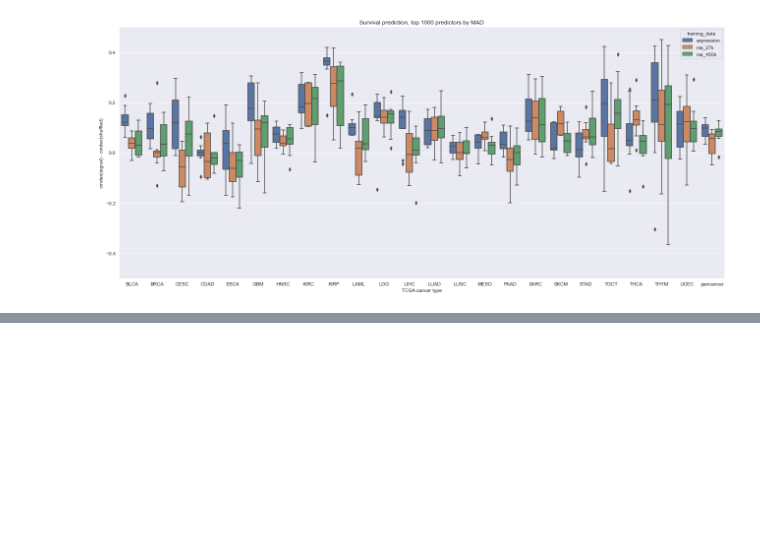
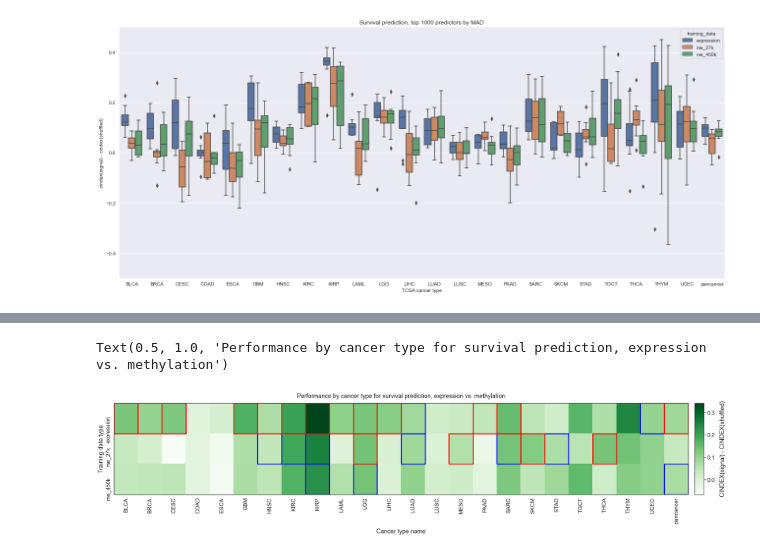
Before and after one commit to greenelab/mpmp, a Jupyter notebook: 06_predict_survival/plot_survival_results.ipynb, the cells around one changed output, grey strips where cells are left out. Drawn from its saved outputs; the diff is of its cells as text; code cells hidden in the pictures; blank space fills up the shorter version.

Commit message:
preliminary version of heatmap comparing data types

```diff
--- a/06_predict_survival/plot_survival_results.ipynb
+++ b/06_predict_survival/plot_survival_results.ipynb
@@ -22,6 +22,8 @@ import mpmp.utilities.plot_utilities as plu
 
 %load_ext autoreload
 %autoreload 2
+# %%
+SIG_ALPHA = 0.05
 # %%
 # set results directory
 results_dir = Path(cfg.results_dirs['survival']).resolve()
@@ -181,0 +188,8 @@ plt.tight_layout()
+# %%
+all_results_df = au.compare_all_data_types(results_df[~results_df.cancer_type.isin(drop_cancer_types)],
+                                           SIG_ALPHA,
+                                           identifier='cancer_type',
+                                           metric='cindex')
+
+all_results_df.rename(columns={'gene': 'cancer_type'}, inplace=True)
+all_results_df.sort_values(by='p_value').head(10)
@@ -181,0 +208,6 @@ plt.tight_layout()
+# %%
+heatmap_df = (all_results_df
+    .pivot(index='training_data', columns='cancer_type', values='delta_mean')
+    .reindex(['expression', 'me_27k', 'me_450k'])
+)
+heatmap_df.iloc[:, :5]
@@ -181,0 +220,21 @@ plt.tight_layout()
+# %%
+sns.set({'figure.figsize': (28, 6)})
+sns.set_context('notebook', font_scale=1.5)
+
+ax = plu.plot_heatmap(heatmap_df,
+                      all_results_df.reset_index(drop=True),
+                      # different_from_best=True,
+                      different_from_best=False,
+                      raw_results_df=results_df,
+                      metric='cindex',
+                      id_name='cancer_type')
+
+plt.title('Performance by cancer type for survival prediction, expression vs. methylation', pad=15)
+
+# if SAVE_FIGS:
+#     plt.savefig(images_dir / 'methylation_heatmap.svg', bbox_inches='tight')
+#     plt.savefig(images_dir / 'methylation_heatmap.png',
+#                 dpi=300, bbox_inches='tight')
+# %% [output]
+Text(0.5, 1.0, 'Performance by cancer type for survival prediction, expression vs. methylation')
+[figure, added]
```
Also changed, not shown: parts of 3 cells of this notebook, 1 other file.
